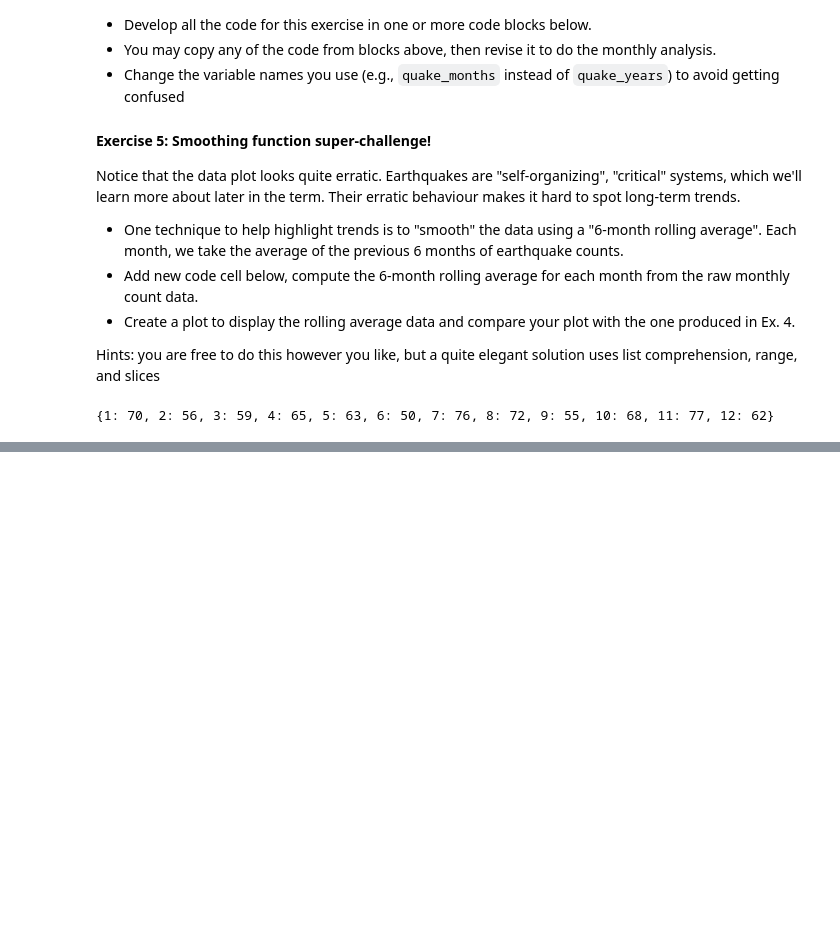
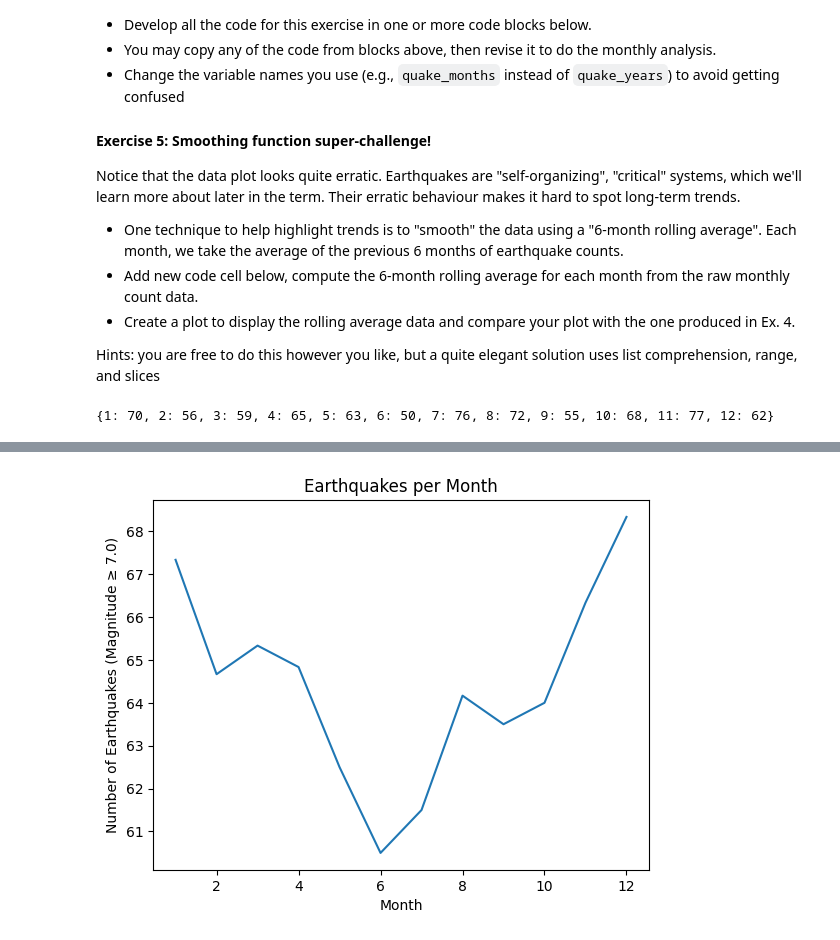
Before and after one commit to PeterSpitz/cap-comp215, a Jupyter notebook: labs/lab01-intro.ipynb, the cells around one changed output, grey strips where cells are left out. Drawn from its saved outputs; the diff is of its cells as text; code cells hidden in the pictures; blank space fills up the shorter version.

```diff
--- a/labs/lab01-intro.ipynb
+++ b/labs/lab01-intro.ipynb
@@ -312,0 +311,23 @@ plt.show()
+# %%
+#Ex. 5
+quake_month_smooth = []
+
+for i in range(1,13):
+  quake_smooth = 0
+
+  for x in range(6):
+    if i-x < 1:
+      quake_smooth += earthquake_counts[12+(i-x)]
+    else:
+      quake_smooth += earthquake_counts[i-x]
+
+  quake_month_smooth.append(quake_smooth/6)
+# %%
+plt.figure()
+plt.plot(range(1,13), quake_month_smooth)
+plt.xlabel("Month")
+plt.ylabel(f"Number of Earthquakes (Magnitude ≥ {params['minmagnitude']})")
+plt.title(f"Earthquakes per Month")
+plt.show()
+# %% [output]
+[figure, added]
```
Also changed, not shown: parts of 2 cells of this notebook.
